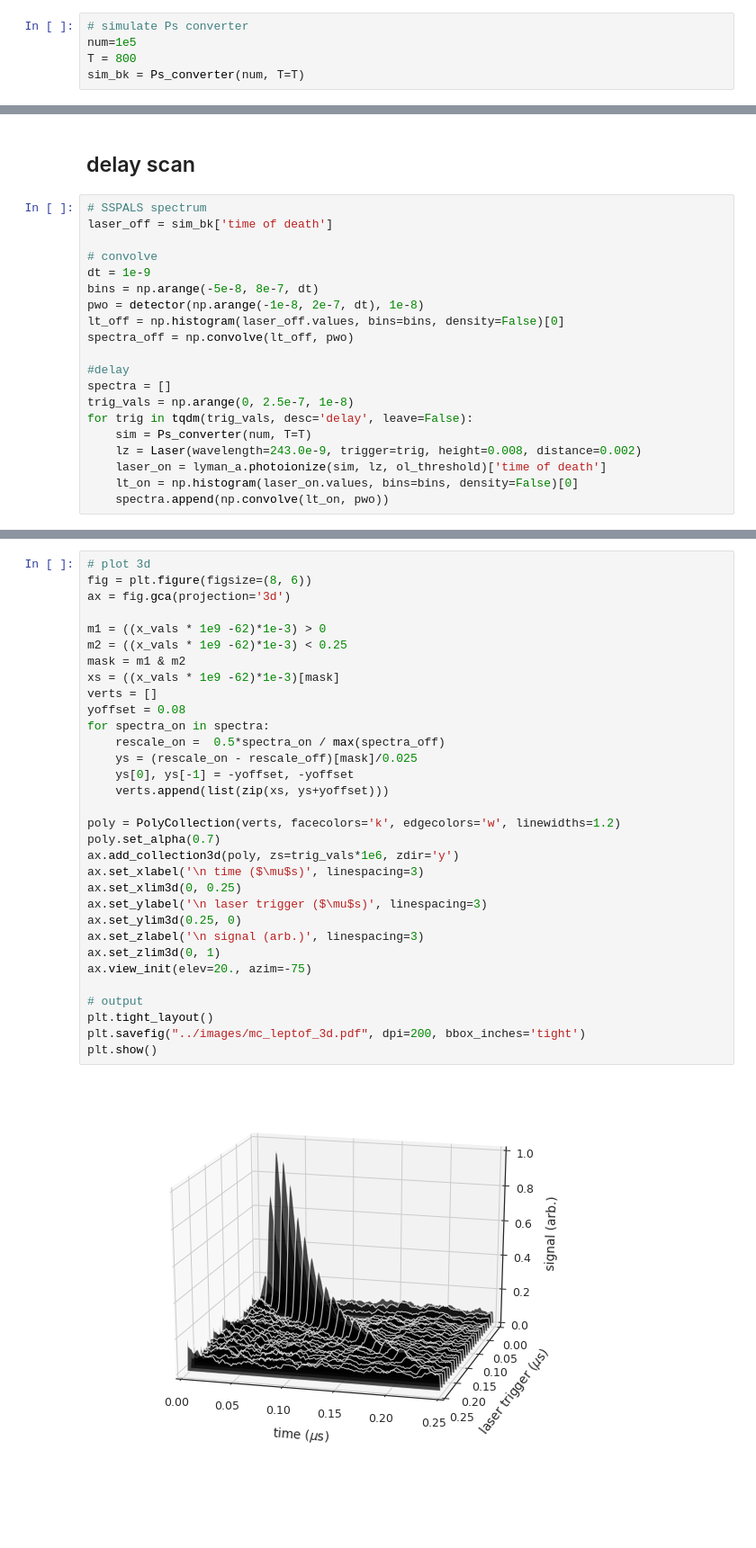
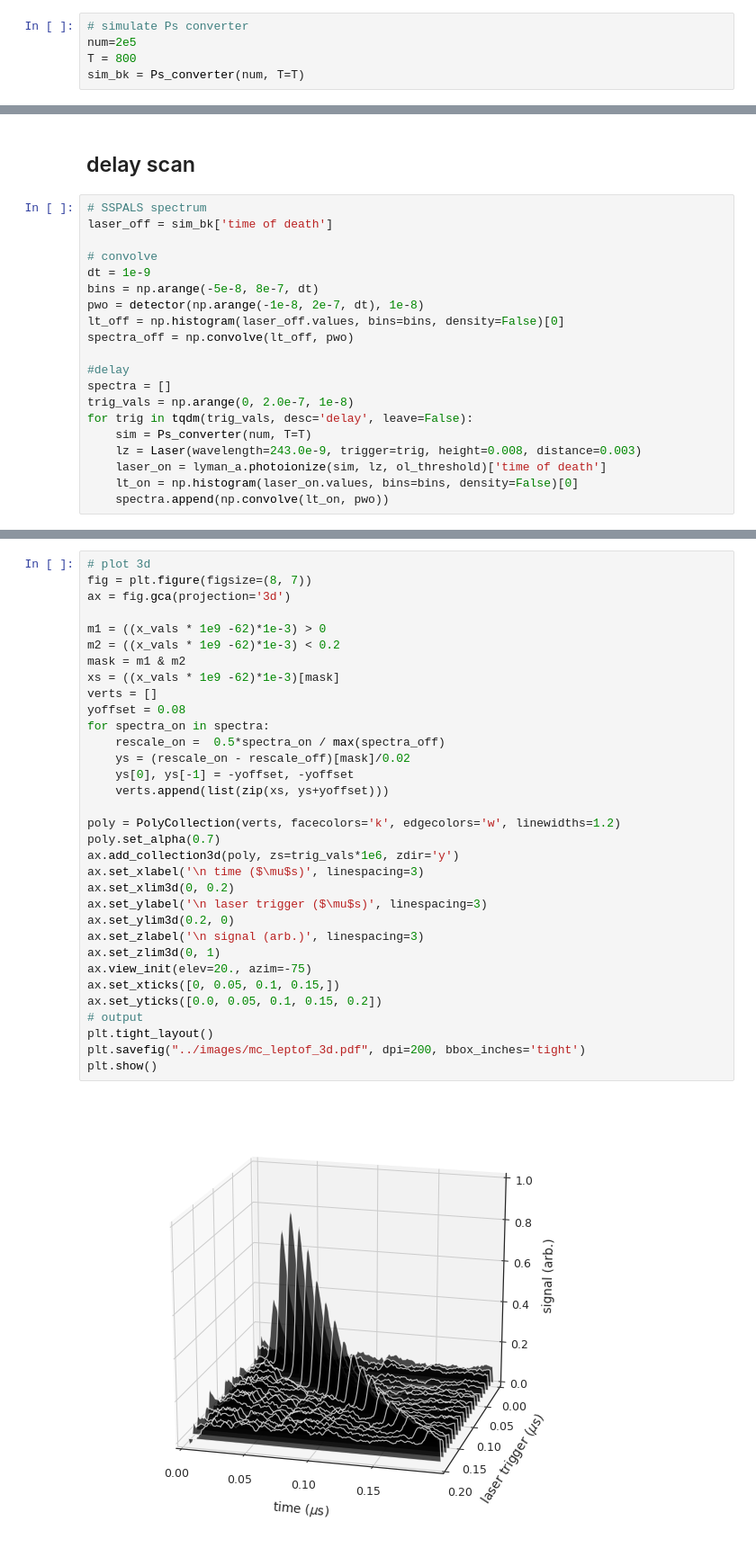
Before and after one commit to Ayato-Yamazaki/PositroniumSpectroscopy, a Jupyter notebook: notebooks/LEPTOF.ipynb, the cells around one changed output, grey strips where cells are left out. Shown at 90% size. Saved outputs shown, nothing was run; the diff lists cells and outputs as text; blank space fills up the shorter version.

```diff
--- a/notebooks/LEPTOF.ipynb
+++ b/notebooks/LEPTOF.ipynb
@@ -20,7 +20,7 @@ from mc_positronium import *
 ## Ps conversion
 # %%
 # simulate Ps converter
-num=1e5
+num=2e5
 T = 800
 sim_bk = Ps_converter(num, T=T)
 # %% [markdown]
@@ -45,10 +44,10 @@ spectra_off = np.convolve(lt_off, pwo)
 
 #delay
 spectra = []
-trig_vals = np.arange(0, 2.5e-7, 1e-8)
+trig_vals = np.arange(0, 2.0e-7, 1e-8)
 for trig in tqdm(trig_vals, desc='delay', leave=False):
     sim = Ps_converter(num, T=T)
-    lz = Laser(wavelength=243.0e-9, trigger=trig, height=0.008, distance=0.002)
+    lz = Laser(wavelength=243.0e-9, trigger=trig, height=0.008, distance=0.003)
     laser_on = lyman_a.photoionize(sim, lz, ol_threshold)['time of death']
     lt_on = np.histogram(laser_on.values, bins=bins, density=False)[0]
     spectra.append(np.convolve(lt_on, pwo))
@@ -94,34 +93,35 @@ plt.show()
 # %%
 # plot 3d
-fig = plt.figure(figsize=(8, 6))
+fig = plt.figure(figsize=(8, 7))
 ax = fig.gca(projection='3d')
 
 m1 = ((x_vals * 1e9 -62)*1e-3) > 0
-m2 = ((x_vals * 1e9 -62)*1e-3) < 0.25
+m2 = ((x_vals * 1e9 -62)*1e-3) < 0.2
 mask = m1 & m2
 xs = ((x_vals * 1e9 -62)*1e-3)[mask]
 verts = []
 yoffset = 0.08
 for spectra_on in spectra:
     rescale_on =  0.5*spectra_on / max(spectra_off)
-    ys = (rescale_on - rescale_off)[mask]/0.025
+    ys = (rescale_on - rescale_off)[mask]/0.02
     ys[0], ys[-1] = -yoffset, -yoffset
     verts.append(list(zip(xs, ys+yoffset)))
 
 poly = PolyCollection(verts, facecolors='k', edgecolors='w', linewidths=1.2)
 poly.set_alpha(0.7)
 ax.add_collection3d(poly, zs=trig_vals*1e6, zdir='y')
 ax.set_xlabel('\n time ($\mu$s)', linespacing=3)
-ax.set_xlim3d(0, 0.25)
+ax.set_xlim3d(0, 0.2)
 ax.set_ylabel('\n laser trigger ($\mu$s)', linespacing=3)
-ax.set_ylim3d(0.25, 0)
+ax.set_ylim3d(0.2, 0)
 ax.set_zlabel('\n signal (arb.)', linespacing=3)
 ax.set_zlim3d(0, 1)
 ax.view_init(elev=20., azim=-75)
-
+ax.set_xticks([0, 0.05, 0.1, 0.15,])
+ax.set_yticks([0.0, 0.05, 0.1, 0.15, 0.2])
 # output
 plt.tight_layout()
 plt.savefig("../images/mc_leptof_3d.pdf", dpi=200, bbox_inches='tight')
 plt.show()
 # %% [output]
-[figure, old version]
+[figure, new version]
```
Also changed, not shown: parts of 2 cells of this notebook, 2 other files.
